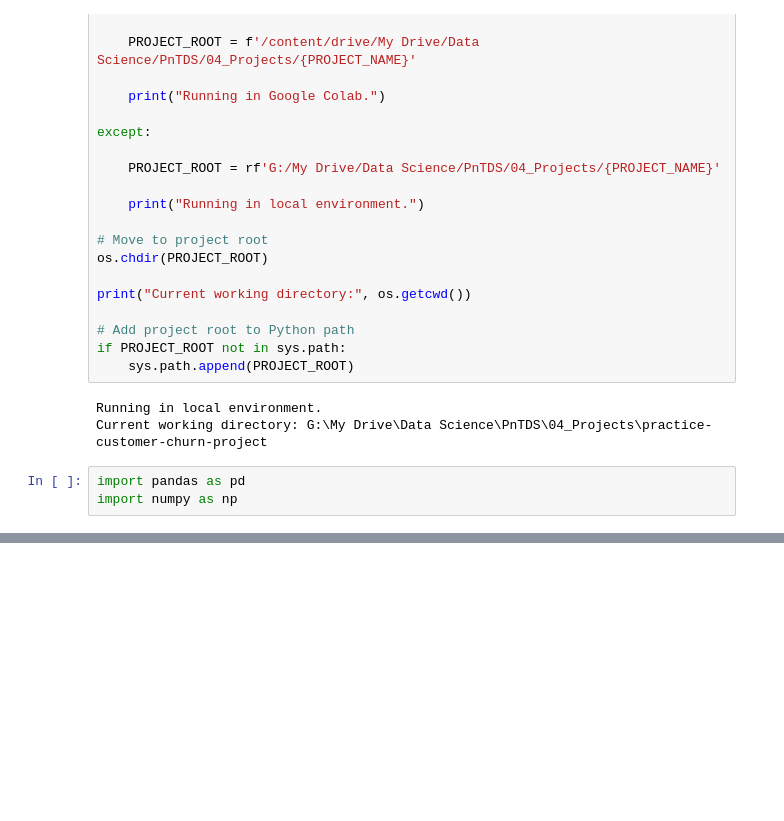
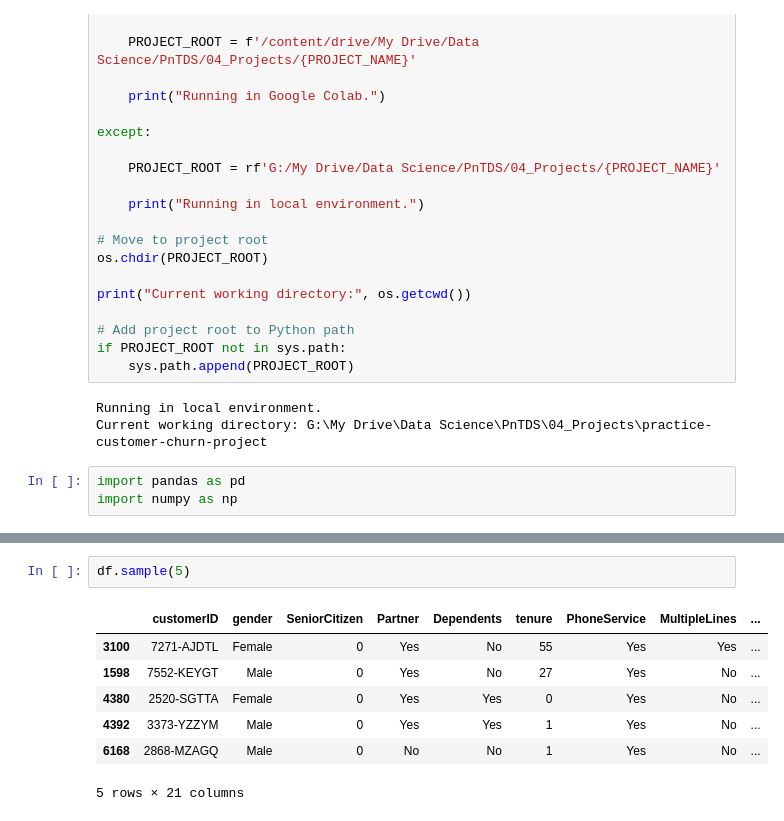
Before and after one commit to readulislamtamim/practice-customer-churn-project, a Jupyter notebook: notebooks/01_eda.ipynb, the cells around one changed output, grey strips where cells are left out. Saved outputs shown, nothing was run; the diff lists cells and outputs as text; blank space fills up the shorter version.

```diff
--- a/notebooks/01_eda.ipynb
+++ b/notebooks/01_eda.ipynb
@@ -52,0 +81,10 @@ df
+# %%
+df.sample(5)
+# %% [output]
+|  | customerID | gender | SeniorCitizen | Partner | Dependents | tenure | PhoneService | MultipleLines | ... |
+| 3100 | 7271-AJDTL | Female | 0 | Yes | No | 55 | Yes | Yes | ... |
+| 1598 | 7552-KEYGT | Male | 0 | Yes | No | 27 | Yes | No | ... |
+| 4380 | 2520-SGTTA | Female | 0 | Yes | Yes | 0 | Yes | No | ... |
+| 4392 | 3373-YZZYM | Male | 0 | Yes | Yes | 1 | Yes | No | ... |
+| 6168 | 2868-MZAGQ | Male | 0 | No | No | 1 | Yes | No | ... |
+5 rows × 21 columns
```
Also changed, not shown: parts of 18 cells of this notebook.
